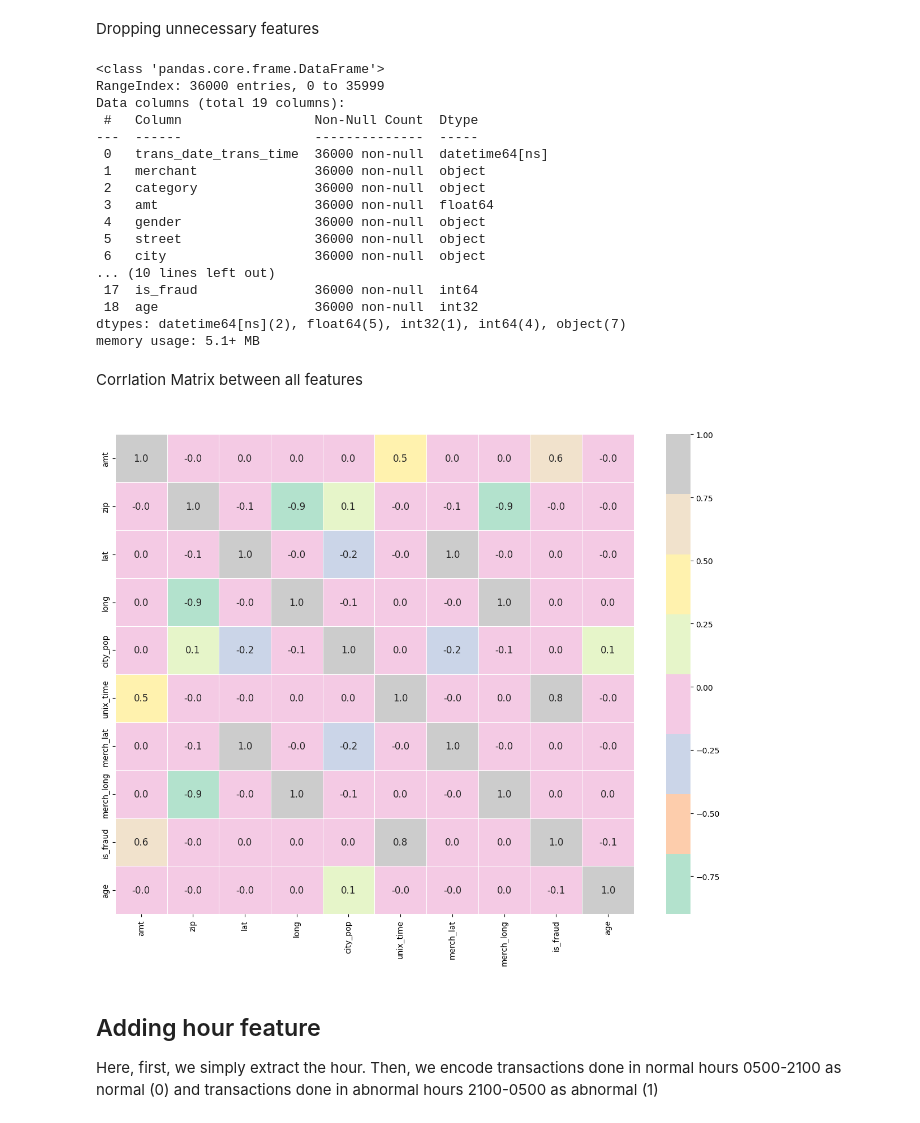
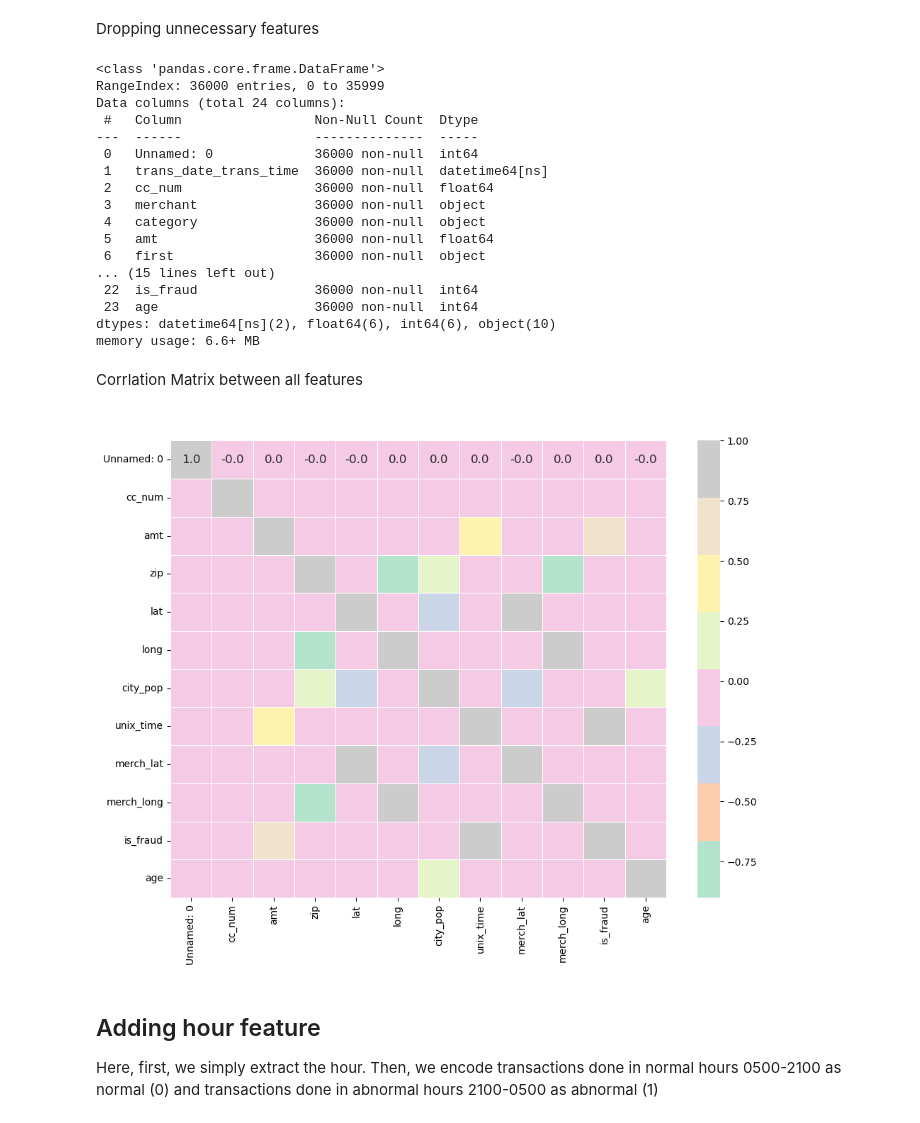
Before and after one commit to BeheraSas/Project--Payment-Risk-Shield, a Jupyter notebook: PRS.ipynb, the cells around one changed output. Cells and saved outputs as stored; diff of their text form; code cells hidden in the pictures.

```diff
--- a/PRS.ipynb
+++ b/PRS.ipynb
@@ -270,5 +108,2 @@ ERROR: Could not build wheels for numba, llvmlite, which is required to install
 # %% [markdown]
 Loading Dataset
-# %%
-data=pd.read_csv('D:\\Git\\ravinrakholiya-main\\ravinrakholiya-main\\Project--Payment-Risk-Shield\\Payments Dataset.csv', parse_dates=['trans_date_trans_time'])
-data.head()
@@ -282,0 +110,22 @@ data.head()
+# %%
+import requests
+import tempfile
+
+# URL of the CSV file on GitHub
+url = 'https://raw.githubusercontent.com/BeheraSas/Project--Payment-Risk-Shield/main/Payments%20Dataset.csv'
+
+# Send a GET request to download the file
+response = requests.get(url)
+
+# Check if the request was successful
+if response.status_code == 200:
+    # Write the response content to a temporary file
+    with tempfile.TemporaryFile() as f:
+        f.write(response.content)
+        f.seek(0)  # reset the file pointer to the beginning of the file
+
+        # Read the CSV file from the temporary file
+        data = pd.read_csv(f, parse_dates=['trans_date_trans_time'])
+        print(data.head())
+else:
+    print("Failed to download the file")
@@ -347,13 +214,12 @@ print("Duplicate Rows:", data.duplicated().sum())
 # %% [output]
 Duplicate Rows: 0
 # %%
-## Adding Age feature from dob and transaction date
+# Adding Age feature from dob and transaction date
 
 data['trans_date_trans_time'] = pd.to_datetime(data['trans_date_trans_time'])
 data['dob'] = pd.to_datetime(data['dob'])
 
-# Calculate age in years and convert to integer
-data['age'] = ((data['trans_date_trans_time'] - data['dob']).dt.days / 365).astype(int)
+data['age'] = data.apply(lambda row: row['trans_date_trans_time'].year - row['dob'].year - ((row['trans_date_trans_time'].month, row['trans_date_trans_time'].day) < (row['dob'].month, row['dob'].day)), axis=1)
 # %%
 data.head()
 # %% [output]
@@ -368,46 +234,46 @@ data.head()
 Dropping unnecessary features
 # %%
 #columns_to_drop = ["Unnamed: 0", "cc_num"]
-columns_to_drop = ["Unnamed: 0","first","last","trans_num","cc_num"]
-data.drop(columns=columns_to_drop, axis=1, inplace=True)
+#columns_to_drop = ["Unnamed: 0","first","last","trans_num","cc_num"]
+#data.drop(columns=columns_to_drop, axis=1, inplace=True)
 data.info()
 # %% [output]
 <class 'pandas.core.frame.DataFrame'>
 RangeIndex: 36000 entries, 0 to 35999
-Data columns (total 19 columns):
+Data columns (total 24 columns):
  #   Column                 Non-Null Count  Dtype
 ---  ------                 --------------  -----
- 0   trans_date_trans_time  36000 non-null  datetime64[ns]
- 1   merchant               36000 non-null  object
- 2   category               36000 non-null  object
- 3   amt                    36000 non-null  float64
- 4   gender                 36000 non-null  object
- 5   street                 36000 non-null  object
- 6   city                   36000 non-null  object
-... (10 lines left out)
- 17  is_fraud               36000 non-null  int64
- 18  age                    36000 non-null  int32
-dtypes: datetime64[ns](2), float64(5), int32(1), int64(4), object(7)
-memory usage: 5.1+ MB
+ 0   Unnamed: 0             36000 non-null  int64
+ 1   trans_date_trans_time  36000 non-null  datetime64[ns]
+ 2   cc_num                 36000 non-null  float64
+ 3   merchant               36000 non-null  object
+ 4   category               36000 non-null  object
+ 5   amt                    36000 non-null  float64
+ 6   first                  36000 non-null  object
+... (15 lines left out)
+ 22  is_fraud               36000 non-null  int64
+ 23  age                    36000 non-null  int64
+dtypes: datetime64[ns](2), float64(6), int64(6), object(10)
+memory usage: 6.6+ MB
 # %% [markdown]
 Corrlation Matrix between all
 features
 # %%
 
 # Select only numeric columns
 numeric_data = data.select_dtypes(include=[np.number])
 
 # Calculate the correlation matrix and round to 1 decimal place
 corr = numeric_data.corr().round(1)
 
 # Plotting the heatmap
-plt.figure(figsize=(12, 10))
+plt.figure(figsize=(10, 8))
 ax = sns.heatmap(corr, annot=True, cmap='Pastel2', fmt='.1f', linewidths=0.5, annot_kws={"size": 12})
 plt.title("Credit Card Fraud - Correlation Heatmap", color="white", size=20)
 plt.tight_layout()
 plt.show()
 # %% [output]
-[figure, old version]
+[figure, new version]
 # %%
 # Lighter colors (pale yellow in the 'Pastel2' colormap) indicate weaker correlations (close to 0).
 # Darker colors (darker shades in 'Pastel2') indicate stronger correlations (close to -1 or 1).
```
Also changed, not shown: parts of 39 cells of this notebook.
